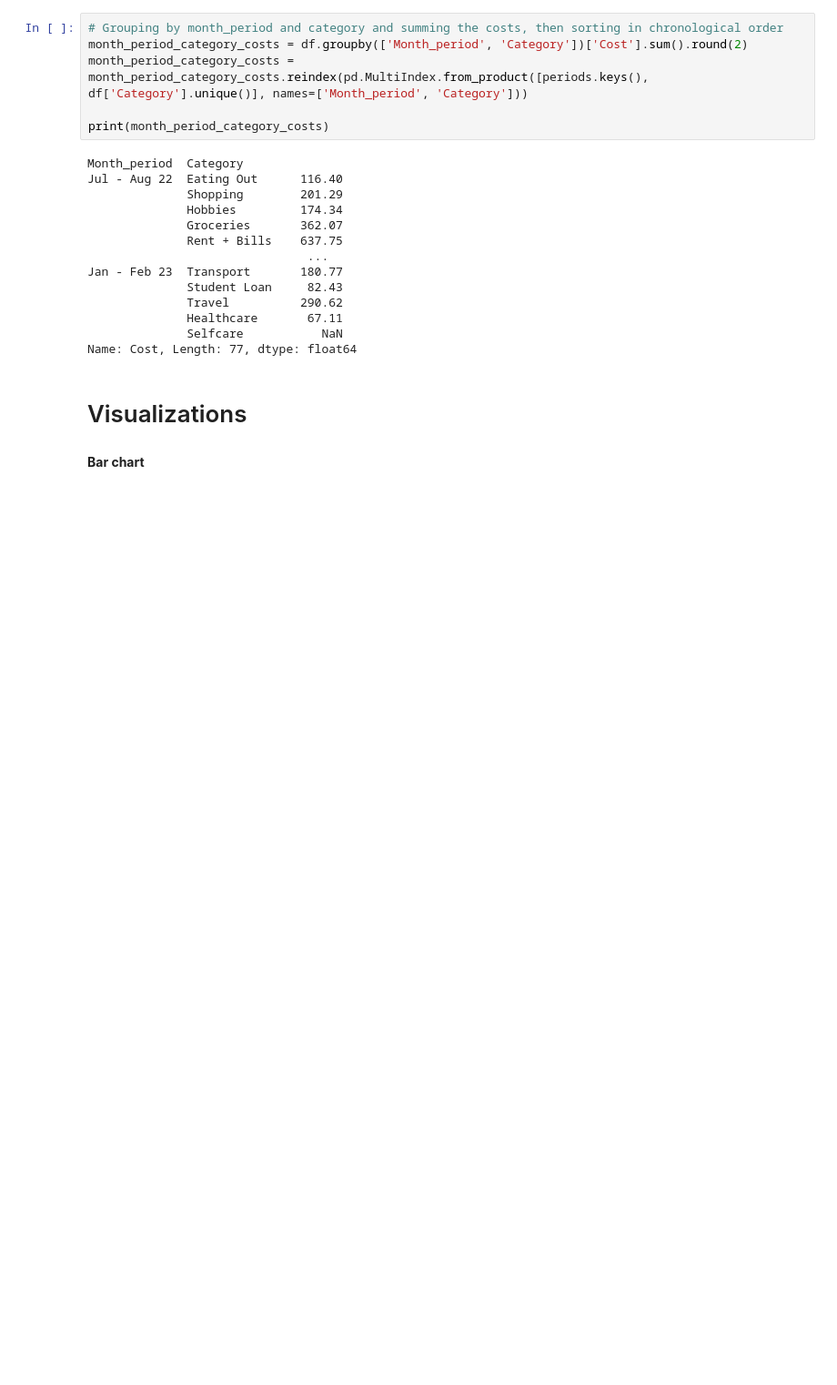
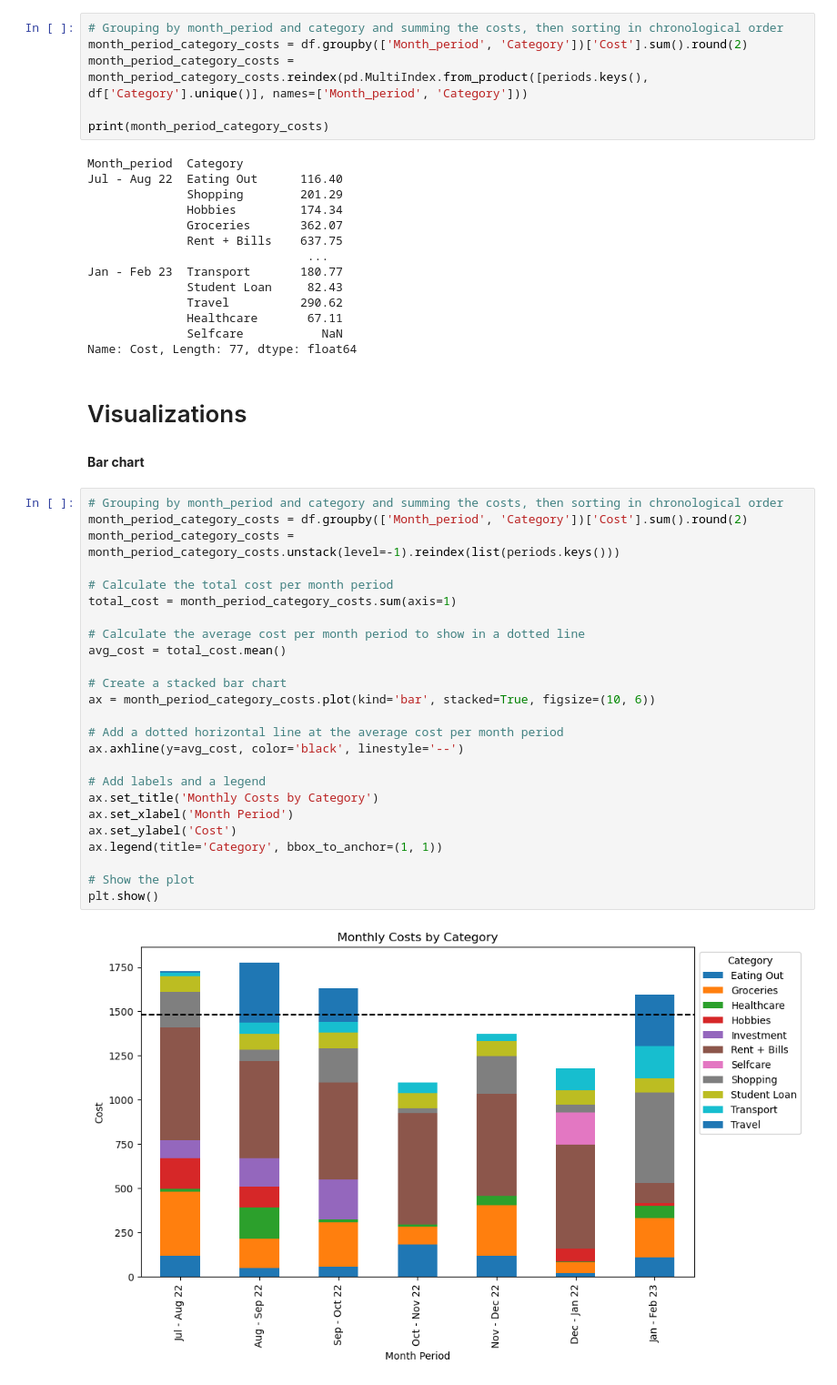
Before and after one commit to TechLabs-Berlin/wt23-sesame, a Jupyter notebook: notebooks/For_WD.ipynb, the cells around one changed output. Shown at 91% size. Drawn from its saved outputs; the diff is of its cells as text; blank space fills up the shorter version.

```diff
--- a/notebooks/For_WD.ipynb
+++ b/notebooks/For_WD.ipynb
@@ -175,3 +176,30 @@ Name: Cost, Length: 77, dtype: float64
 # Visualizations
 # %% [markdown]
 **Bar chart**
+# %%
+# Grouping by month_period and category and summing the costs, then sorting in chronological order
+month_period_category_costs = df.groupby(['Month_period', 'Category'])['Cost'].sum().round(2)
+month_period_category_costs = month_period_category_costs.unstack(level=-1).reindex(list(periods.keys()))
+
+# Calculate the total cost per month period
+total_cost = month_period_category_costs.sum(axis=1)
+
+# Calculate the average cost per month period to show in a dotted line
+avg_cost = total_cost.mean()
+
+# Create a stacked bar chart
+ax = month_period_category_costs.plot(kind='bar', stacked=True, figsize=(10, 6))
+
+# Add a dotted horizontal line at the average cost per month period
+ax.axhline(y=avg_cost, color='black', linestyle='--')
+
+# Add labels and a legend
+ax.set_title('Monthly Costs by Category')
+ax.set_xlabel('Month Period')
+ax.set_ylabel('Cost')
+ax.legend(title='Category', bbox_to_anchor=(1, 1))
+
+# Show the plot
+plt.show()
+# %% [output]
+[figure, added]
```
Also changed, not shown: parts of 5 cells of this notebook.
